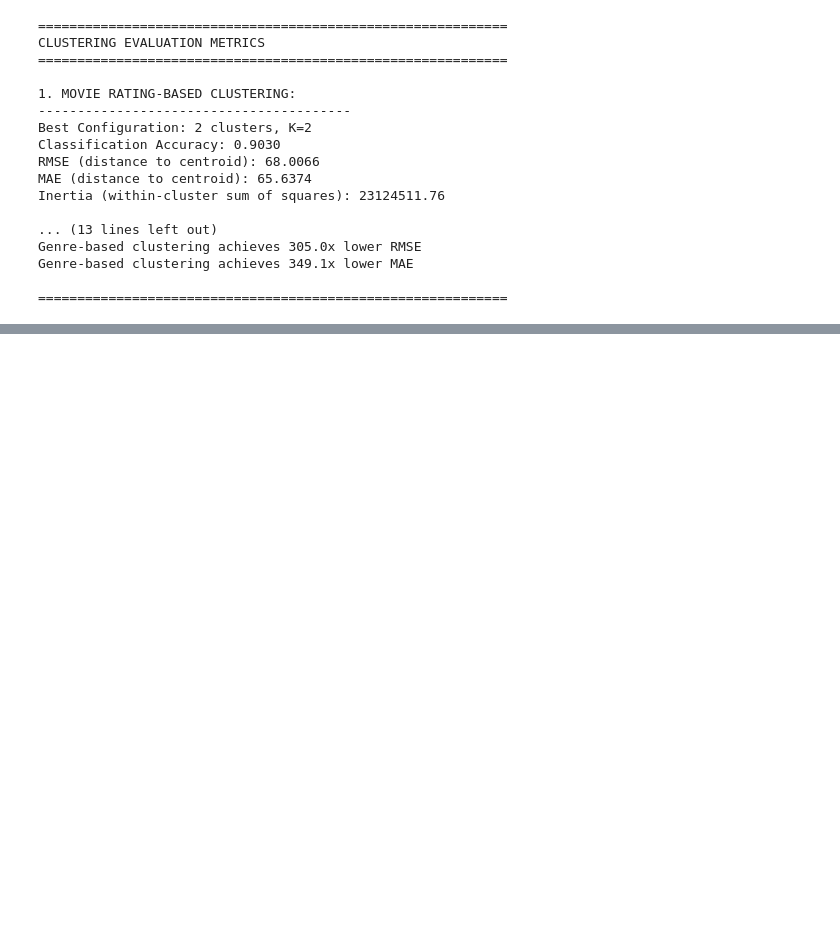
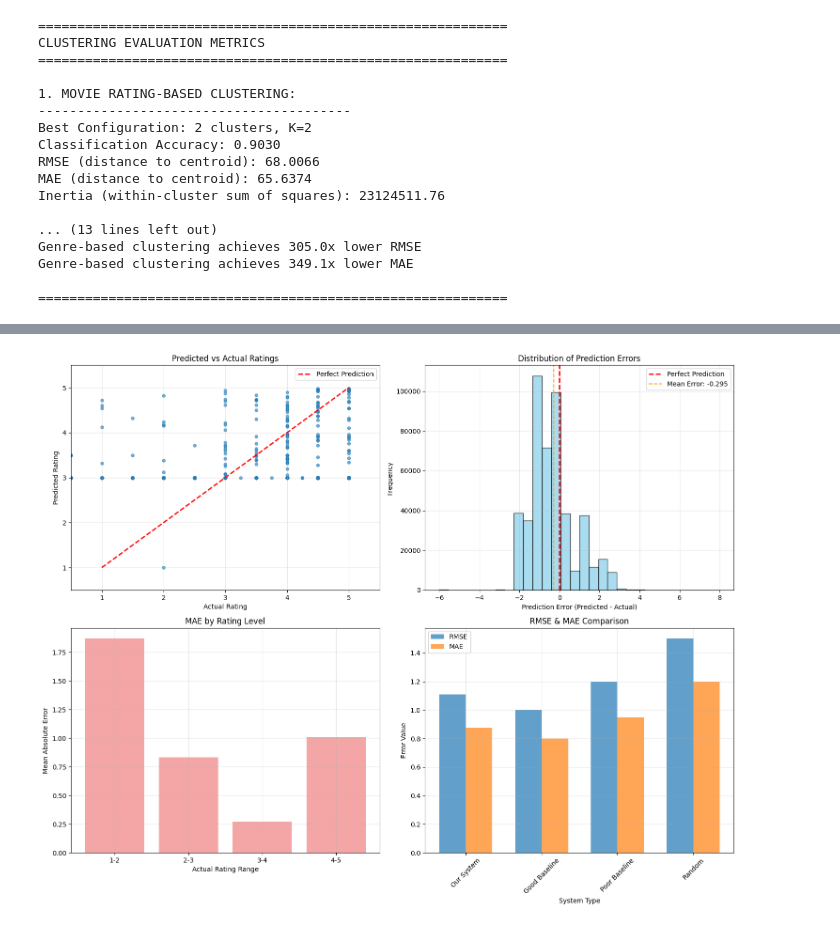
Before and after one commit to AntonyShaps/solution_eng_movies, a Jupyter notebook: models/KMeans.ipynb, the cells around one changed output, grey strips where cells are left out. Saved outputs shown, nothing was run; the diff lists cells and outputs as text; code cells hidden in the pictures; blank space fills up the shorter version.

```diff
--- a/models/KMeans.ipynb
+++ b/models/KMeans.ipynb
@@ -770,0 +1531,96 @@ Genre-based clustering achieves 349.1x lower MAE
+# %%
+# Visualize RMSE/MAE Performance
+
+fig, ((ax1, ax2), (ax3, ax4)) = plt.subplots(2, 2, figsize=(15, 12))
+
+# Plot 1: Prediction vs Actual scatter plot
+sample_size = min(1000, len(predictions))  # Sample for better visualization
+sample_indices = np.random.choice(len(predictions), sample_size, replace=False)
+sample_pred = predictions[sample_indices]
+sample_actual = actuals[sample_indices]
+
+ax1.scatter(sample_actual, sample_pred, alpha=0.6, s=20)
+ax1.plot([1, 5], [1, 5], 'r--', linewidth=2, label='Perfect Prediction')
+ax1.set_xlabel('Actual Rating')
+ax1.set_ylabel('Predicted Rating')
+ax1.set_title('Predicted vs Actual Ratings')
+ax1.legend()
+ax1.grid(True, alpha=0.3)
+ax1.set_xlim(0.5, 5.5)
+ax1.set_ylim(0.5, 5.5)
+
+# Plot 2: Residuals (errors) histogram
+residuals = predictions - actuals
+ax2.hist(residuals, bins=30, alpha=0.7, color='skyblue', edgecolor='black')
+ax2.axvline(0, color='red', linestyle='--', linewidth=2, label='Perfect Prediction')
+ax2.axvline(np.mean(residuals), color='orange', linestyle='--',
+            label=f'Mean Error: {np.mean(residuals):.3f}')
+ax2.set_xlabel('Prediction Error (Predicted - Actual)')
+ax2.set_ylabel('Frequency')
+ax2.set_title('Distribution of Prediction Errors')
+ax2.legend()
+ax2.grid(True, alpha=0.3)
+
+# Plot 3: Absolute errors by rating level
+rating_ranges = [(1, 2), (2, 3), (3, 4), (4, 5)]
+range_labels = ['1-2', '2-3', '3-4', '4-5']
+range_maes = []
+
+for low, high in rating_ranges:
+    mask = (actuals >= low) & (actuals < high)
+    if np.sum(mask) > 0:
+        range_mae = np.mean(np.abs(residuals[mask]))
+        range_maes.append(range_mae)
+    else:
+        range_maes.append(0)
+
+ax3.bar(range_labels, range_maes, alpha=0.7, color='lightcoral')
+ax3.set_xlabel('Actual Rating Range')
+ax3.set_ylabel('Mean Absolute Error')
+ax3.set_title('MAE by Rating Level')
+ax3.grid(True, alpha=0.3)
+
+# Plot 4: RMSE vs MAE comparison with benchmarks
+metrics = ['Our System', 'Good Baseline', 'Poor Baseline', 'Random']
+rmse_values = [rmse, 1.0, 1.2, 1.5]
+mae_values = [mae, 0.8, 0.95, 1.2]
+
+x_pos = np.arange(len(metrics))
+width = 0.35
+
+ax4.bar(x_pos - width/2, rmse_values, width, label='RMSE', alpha=0.7)
+ax4.bar(x_pos + width/2, mae_values, width, label='MAE', alpha=0.7)
+ax4.set_xlabel('System Type')
+ax4.set_ylabel('Error Value')
+ax4.set_title('RMSE & MAE Comparison')
+ax4.set_xticks(x_pos)
+ax4.set_xticklabels(metrics, rotation=45)
+ax4.legend()
+ax4.grid(True, alpha=0.3)
+
+plt.tight_layout()
+plt.show()
+
+# Additional analysis
+print("DETAILED ERROR ANALYSIS:")
+print("=" * 30)
+print(f"Total predictions made:           {len(predictions):,}")
+print(f"Mean prediction error (bias):     {np.mean(residuals):+.4f}")
+print(f"Standard deviation of errors:     {np.std(residuals):.4f}")
+print(f"95% of errors fall within:        ±{1.96 * np.std(residuals):.4f}")
+print()
+
+# Error distribution by rating
+print("ERROR BREAKDOWN BY RATING LEVEL:")
+print("-" * 35)
+for i, (low, high) in enumerate(rating_ranges):
+    mask = (actuals >= low) & (actuals < high)
+    if np.sum(mask) > 0:
+        count = np.sum(mask)
+        range_mae = np.mean(np.abs(residuals[mask]))
+        range_rmse = np.sqrt(np.mean(residuals[mask] ** 2))
+        print(f"Rating {range_labels[i]}: {count:5d} predictions, MAE: {range_mae:.3f}, RMSE: {range_rmse:.3f}")
+
+print("\n" + "=" * 80)
+# %% [output]
+[figure, added]
```
Also changed, not shown: parts of 19 cells of this notebook.
